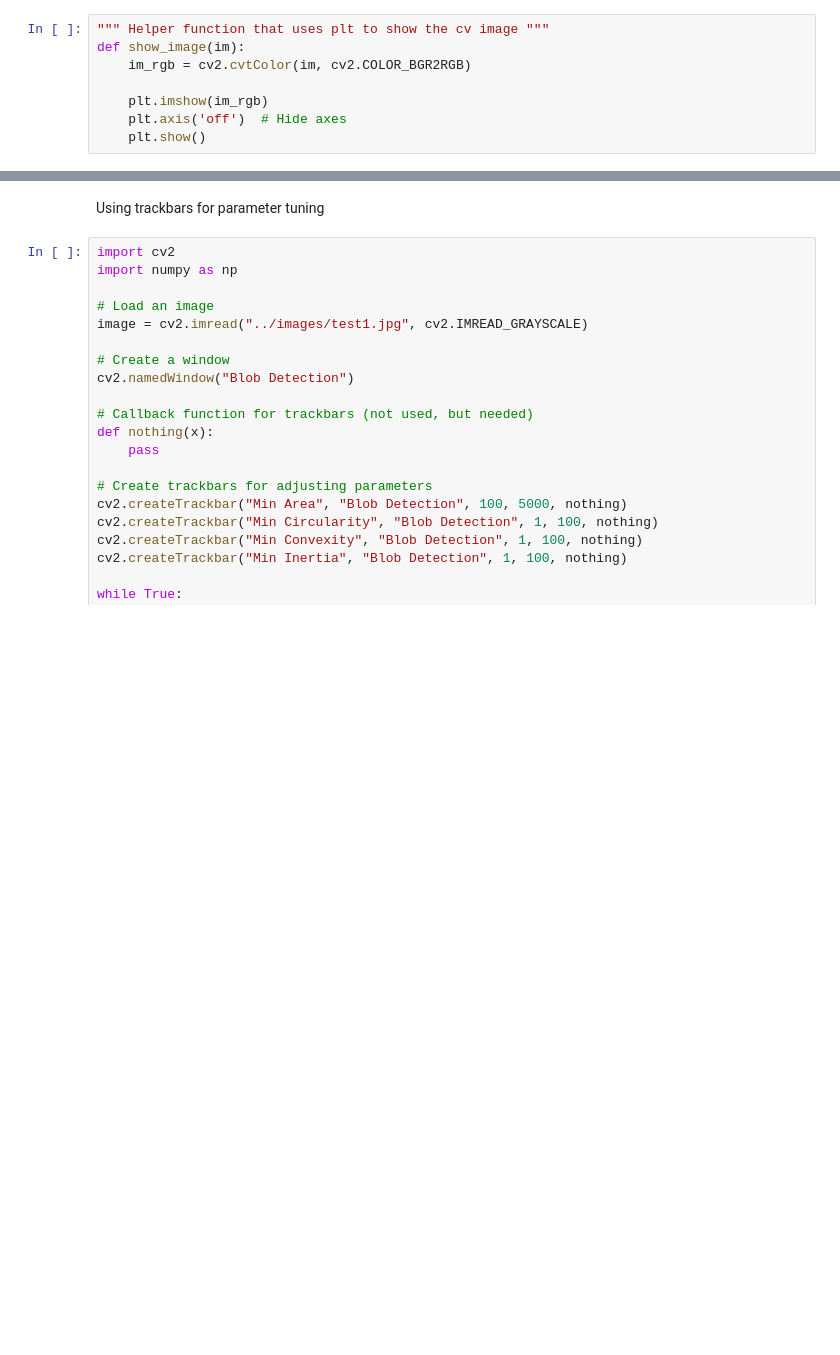
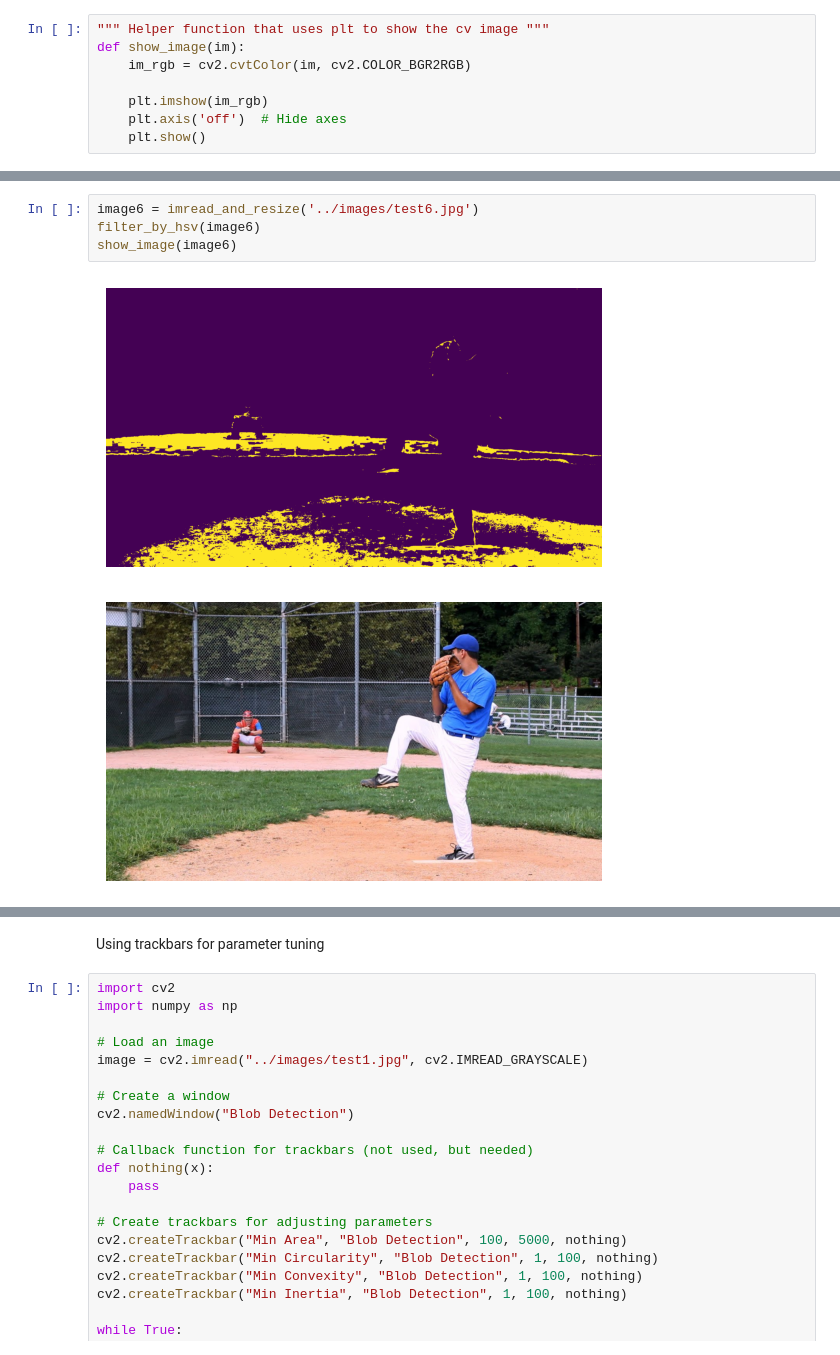
Before and after one commit to amyxjhuang/homeplate, a Jupyter notebook: python/blob_detection.ipynb, the cells around one changed output, grey strips where cells are left out. Saved outputs shown, nothing was run; the diff lists cells and outputs as text; blank space fills up the shorter version.

```diff
--- a/python/blob_detection.ipynb
+++ b/python/blob_detection.ipynb
@@ -119,4 +137,11 @@ show_image(image4)
 [figure]
+# %%
+image6 = imread_and_resize('../images/test6.jpg')
+filter_by_hsv(image6)
+show_image(image6)
+# %% [output]
+[figure, added]
+[figure, added]
 # %%
 params = cv2.SimpleBlobDetector_Params()
 
```
Also changed, not shown: parts of 9 cells of this notebook, 6 other files.
